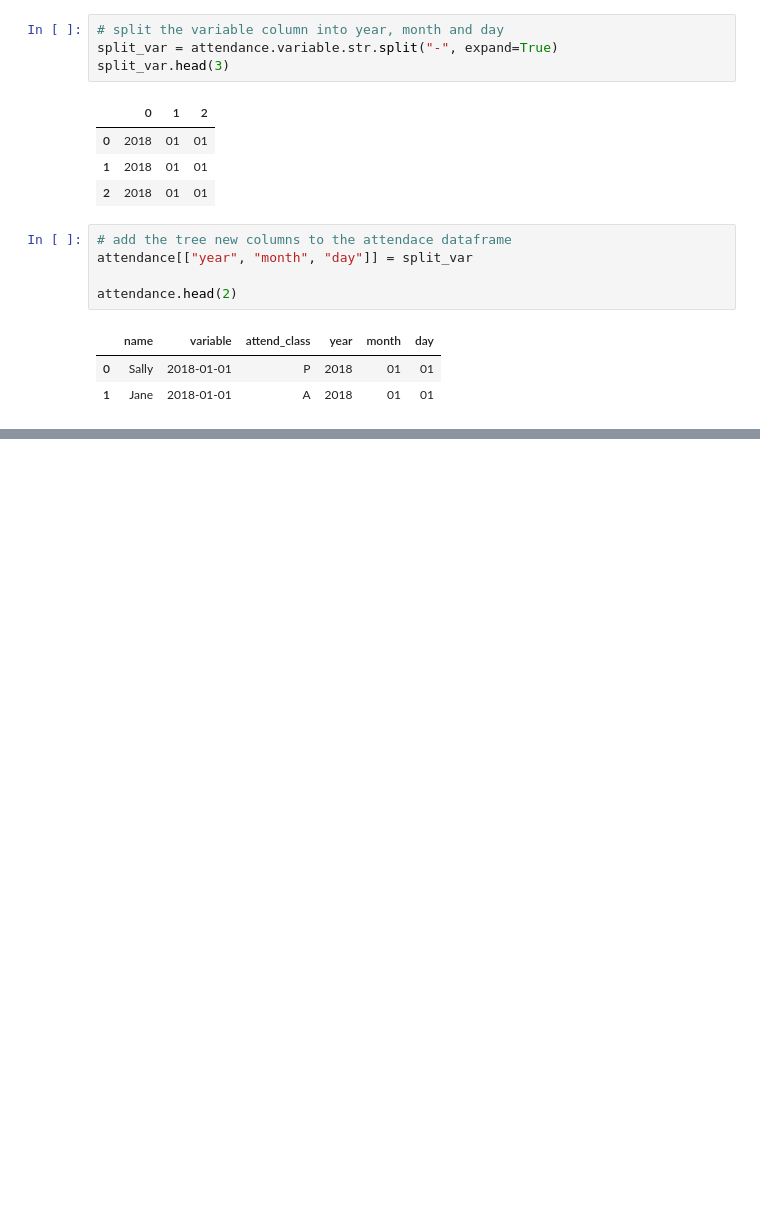
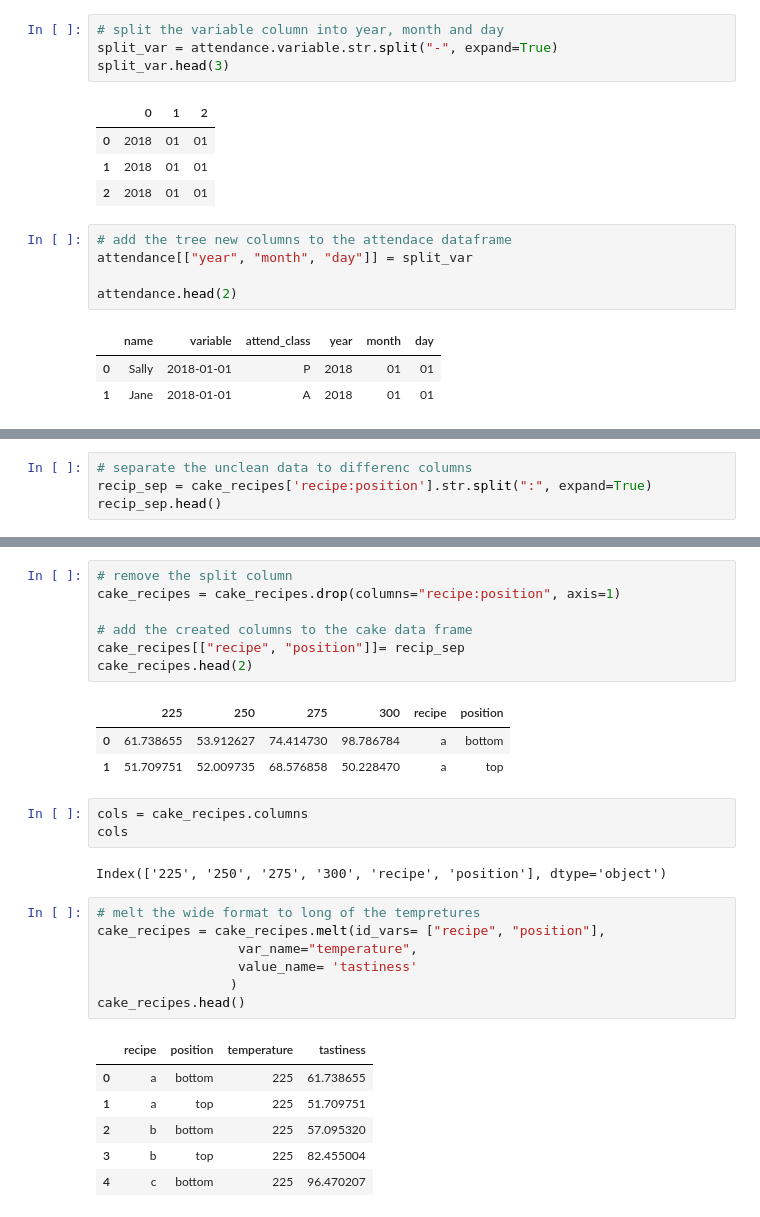
Before and after one commit to MigashaneVictoire/classification-exercises, a Jupyter notebook: classification_exercises.ipynb, the cells around one changed output, grey strips where cells are left out. Drawn from its saved outputs; the diff is of its cells as text; blank space fills up the shorter version.

```diff
--- a/classification_exercises.ipynb
+++ b/classification_exercises.ipynb
@@ -420,0 +523,4 @@ Name: attendance_score, dtype: float64
+# %%
+# separate the unclean data to differenc columns
+recip_sep = cake_recipes['recipe:position'].str.split(":", expand=True)
+recip_sep.head()
@@ -420,0 +534,30 @@ Name: attendance_score, dtype: float64
+# %%
+# remove the split column
+cake_recipes = cake_recipes.drop(columns="recipe:position", axis=1)
+
+# add the created columns to the cake data frame
+cake_recipes[["recipe", "position"]]= recip_sep
+cake_recipes.head(2)
+# %% [output]
+|  | 225 | 250 | 275 | 300 | recipe | position |
+| 0 | 61.738655 | 53.912627 | 74.414730 | 98.786784 | a | bottom |
+| 1 | 51.709751 | 52.009735 | 68.576858 | 50.228470 | a | top |
+# %%
+cols = cake_recipes.columns
+cols
+# %% [output]
+Index(['225', '250', '275', '300', 'recipe', 'position'], dtype='object')
+# %%
+# melt the wide format to long of the tempretures
+cake_recipes = cake_recipes.melt(id_vars= ["recipe", "position"],
+                  var_name="temperature",
+                  value_name= 'tastiness'
+                 )
+cake_recipes.head()
+# %% [output]
+|  | recipe | position | temperature | tastiness |
+| 0 | a | bottom | 225 | 61.738655 |
+| 1 | a | top | 225 | 51.709751 |
+| 2 | b | bottom | 225 | 57.095320 |
+| 3 | b | top | 225 | 82.455004 |
+| 4 | c | bottom | 225 | 96.470207 |
```
Also changed, not shown: parts of 21 cells of this notebook.
